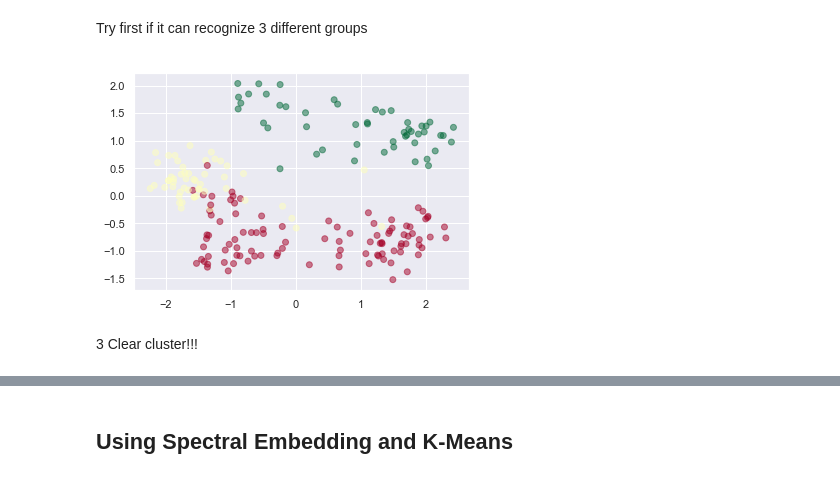
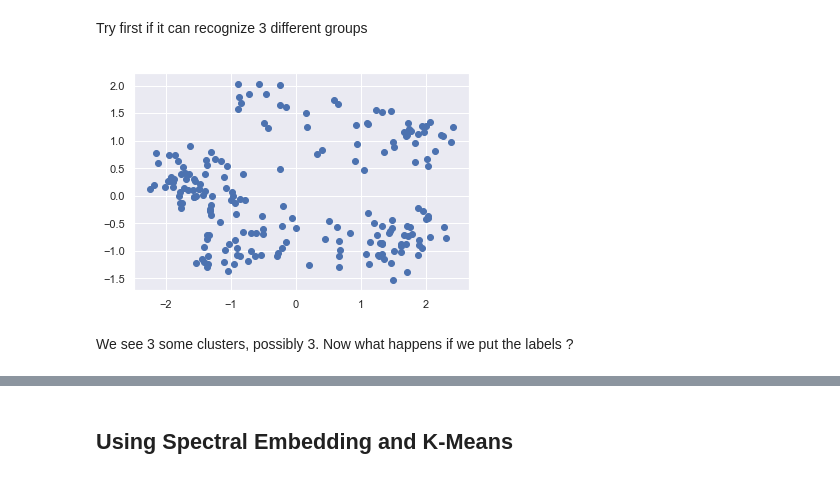
Before and after one commit to yusiZou/NTDS_project, a Jupyter notebook: code.ipynb, the cells around one changed output, grey strips where cells are left out. Saved outputs shown, nothing was run; the diff lists cells and outputs as text; code cells hidden in the pictures.

```diff
--- a/code.ipynb
+++ b/code.ipynb
@@ -264,8 +270,8 @@ X = features[attacks.organization.apply(lambda x: x in org_to_idx.index)]
 y = attacks[attacks.organization.apply(lambda x: x in org_to_idx.index)].organization.apply(lambda x: org_to_idx.loc[x])
 # %%
 features_pca = decomposition.PCA(n_components=2).fit_transform(X)
-g = plt.scatter(features_pca[:, 0], features_pca[:, 1], c=y['index'], cmap='RdYlGn', alpha=0.5);
+g = plt.scatter(features_pca[:, 0], features_pca[:, 1]);
 # %% [output]
-[figure, old version]
+[figure, new version]
-# %% [markdown]
-3 Clear cluster!!!
+# %% [markdown]
+We see 3 some clusters, possibly 3. Now what happens if we put the labels ?
```
Also changed, not shown: parts of 15 cells of this notebook.
